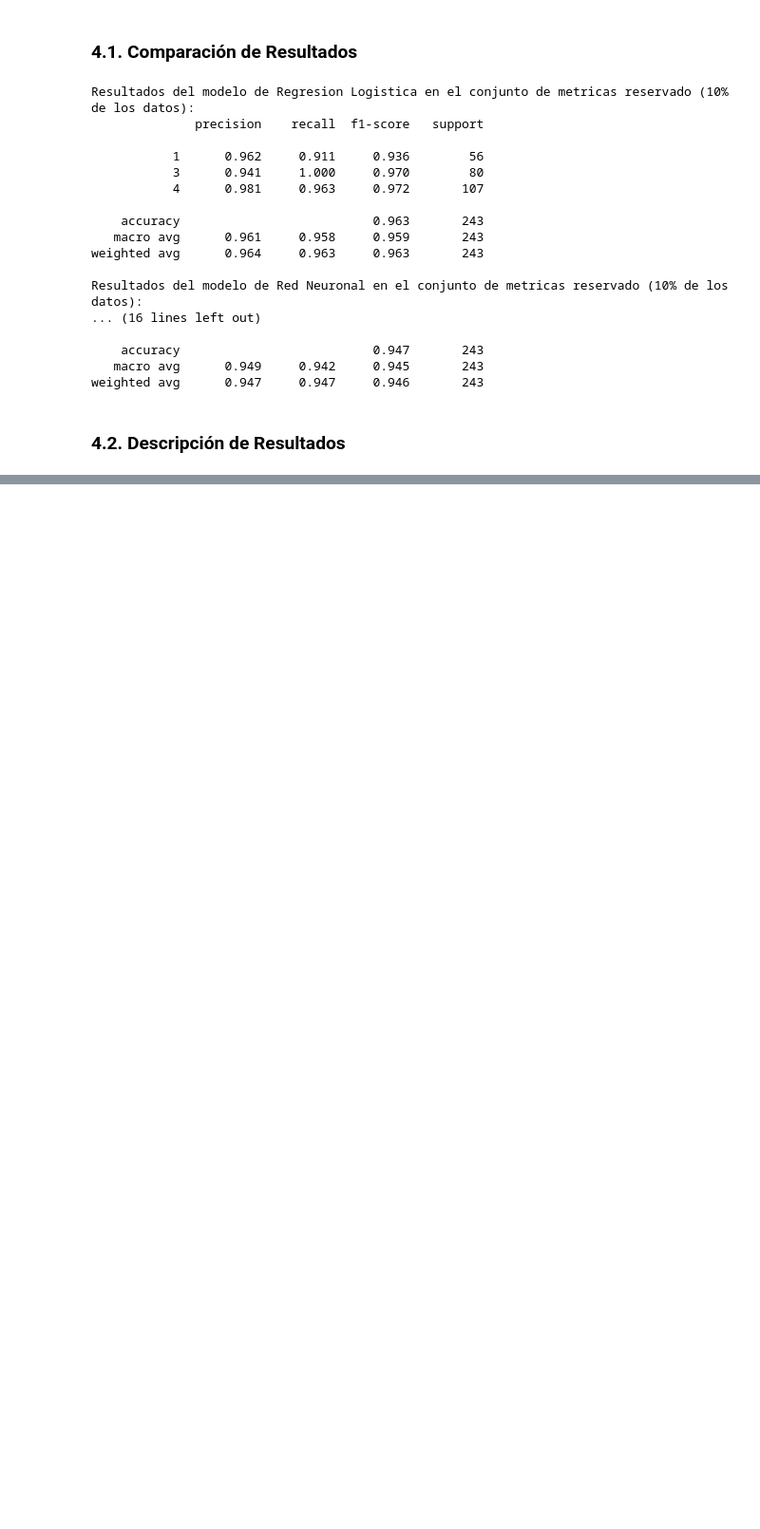
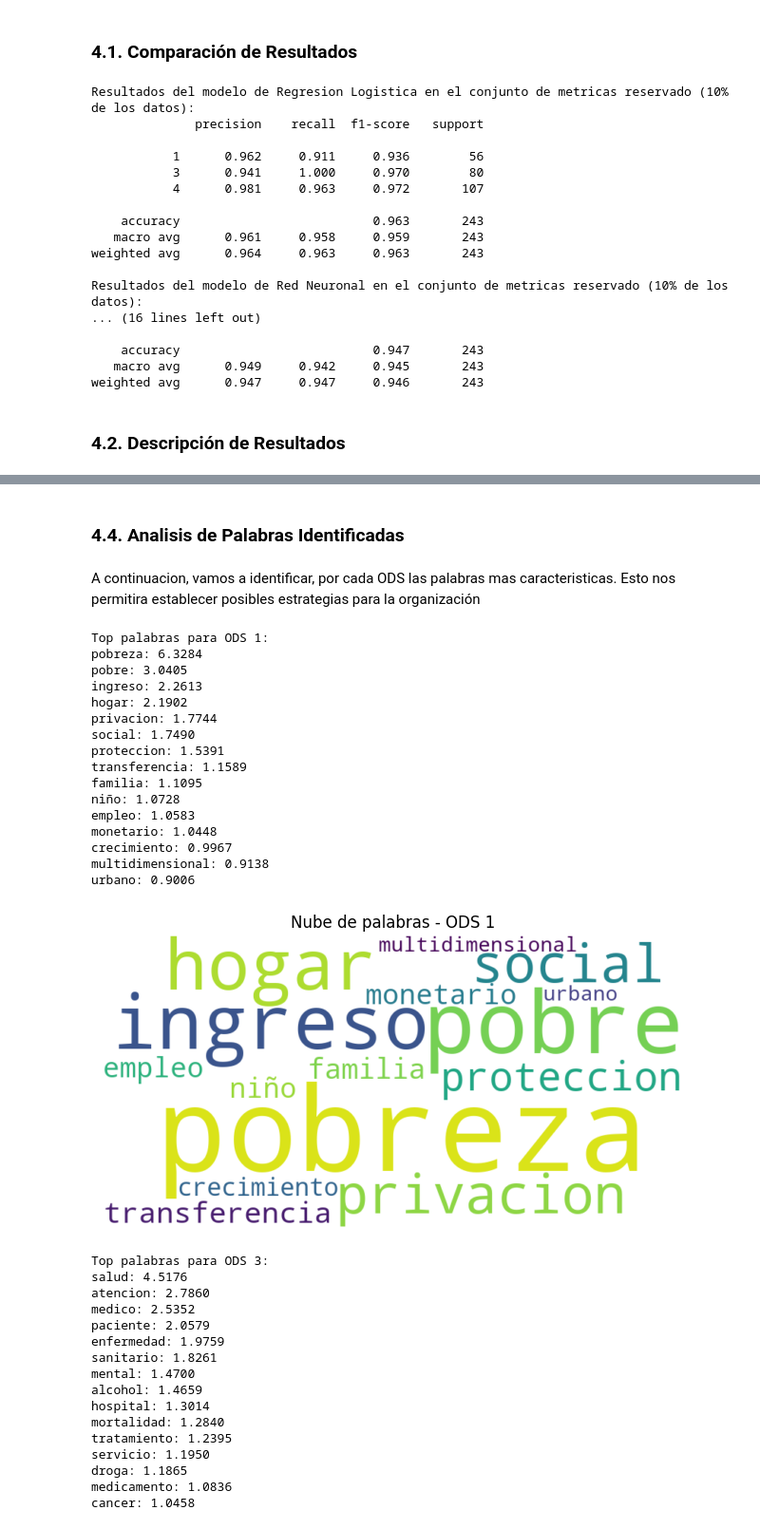
Before and after one commit to AnaHernandez20/Proyecto1E1-BI, a Jupyter notebook: Etapa1_ODS.ipynb, the cells around one changed output, grey strips where cells are left out. Shown at 95% size. Cells and saved outputs as stored; diff of their text form; code cells hidden in the pictures; blank space fills up the shorter version.

```diff
--- a/Etapa1_ODS.ipynb
+++ b/Etapa1_ODS.ipynb
@@ -1652,4 +1699,7 @@ print(classification_report(y_metricas_true_original, y_metricas_pred_original,
 with open("metricas_modelo_red_neuronal(SinAumentacion).txt", "w") as f:
     f.write("Resultados del modelo de Red Neuronal en el conjunto de metricas reservado (10% de los datos):\n")
     f.write(classification_report(y_metricas_true_original, y_metricas_pred_original,  digits=3))
+
+#Añadimos al df de metricas una columna con los resultados del modelo
+df_metricas["predicciones_red_neuronal"] = y_metricas_pred_original
 # %% [output]
@@ -1939,0 +2065,77 @@ Interpretación: modelo estable frente al desbalance, aunque menos eficiente en
+# %% [markdown]
+### 4.4. Analisis de Palabras Identificadas
+# %% [markdown]
+A continuacion, vamos a identificar, por cada ODS las palabras mas caracteristicas. Esto nos permitira establecer posibles estrategias para la organización
+# %%
+import numpy as np
+import pandas as pd
+from wordcloud import WordCloud
+import matplotlib.pyplot as plt
+
+# Obtenemos los coeficientes del modelo entrenado
+# Cada fila corresponde a una clase (ODS) y cada columna a una palabra (del TF-IDF)
+coeficientes = modelo_regresion_logistica.coef_
+
+# Mapeamos los términos del vectorizador TF-IDF
+feature_names = tfidf.get_feature_names_out()
+
+# Mapeo de las clases (ODS) que tu dataset tenga
+clases = modelo_regresion_logistica.classes_
+
+# Creamos un diccionario para guardar los tops de palabras por clase
+top_palabras_por_clase = {}
+
+for i, clase in enumerate(clases):
+    # Ordenamos los coeficientes de mayor a menor
+    indices_top = np.argsort(coeficientes[i])[::-1][:15]  # top 15 palabras
+    palabras_top = [(feature_names[j], coeficientes[i][j]) for j in indices_top]
+    top_palabras_por_clase[clase] = palabras_top
+
+    # --- Imprimir tabla de palabras más importantes ---
+    print(f"\nTop palabras para ODS {clase}:")
+    for palabra, peso in palabras_top:
+        print(f"{palabra}: {peso:.4f}")
+
+    # --- Generar nube de palabras ---
+    nube = WordCloud(width=800, height=400, background_color="white")
+    nube.generate_from_frequencies({palabra: peso for palabra, peso in palabras_top})
+
+    plt.figure(figsize=(8,4))
+    plt.imshow(nube, interpolation="bilinear")
+    plt.axis("off")
+    plt.title(f"Nube de palabras - ODS {clase}")
+    plt.show()
+# %% [output]
+Top palabras para ODS 1:
+pobreza: 6.3284
+pobre: 3.0405
+ingreso: 2.2613
+hogar: 2.1902
+privacion: 1.7744
+social: 1.7490
+proteccion: 1.5391
+transferencia: 1.1589
+familia: 1.1095
+niño: 1.0728
+empleo: 1.0583
+monetario: 1.0448
+crecimiento: 0.9967
+multidimensional: 0.9138
+urbano: 0.9006
+[figure, added]
+Top palabras para ODS 3:
+salud: 4.5176
+atencion: 2.7860
+medico: 2.5352
+paciente: 2.0579
+enfermedad: 1.9759
+sanitario: 1.8261
+mental: 1.4700
+alcohol: 1.4659
+hospital: 1.3014
+mortalidad: 1.2840
+tratamiento: 1.2395
+servicio: 1.1950
+droga: 1.1865
+medicamento: 1.0836
+cancer: 1.0458
```
Also changed, not shown: parts of 38 cells of this notebook, 3 other files.
